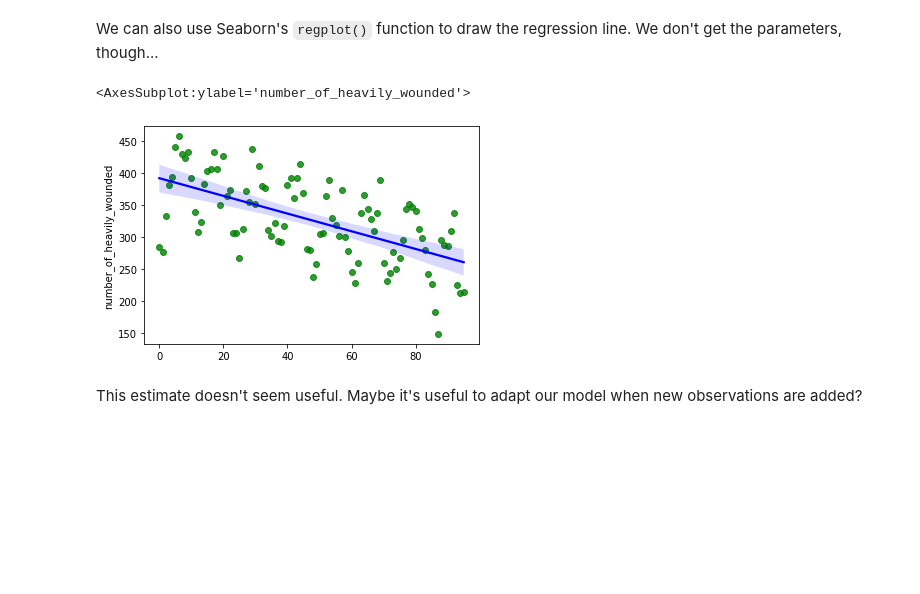
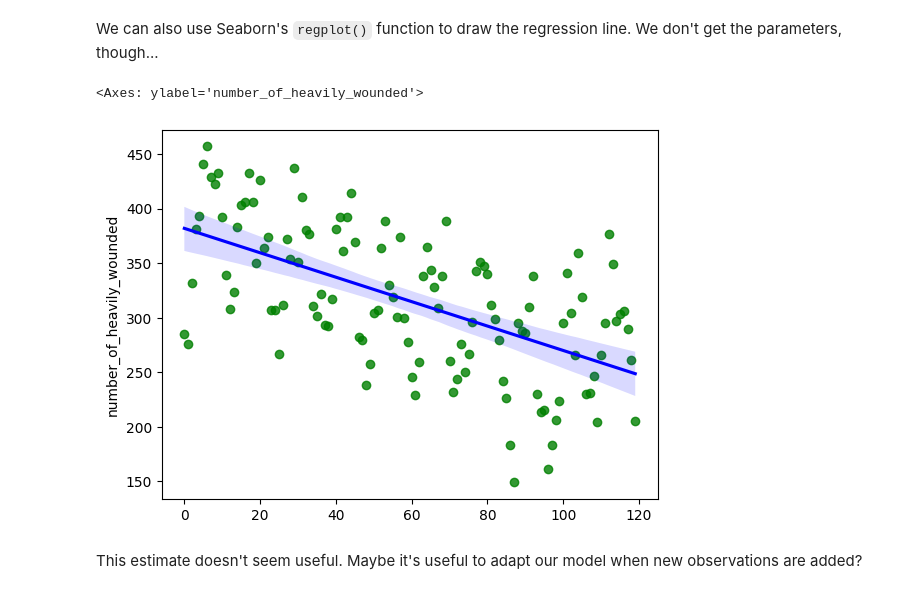
Before and after one commit to HoGentTIN/dsai-labs, a Jupyter notebook: 7-time-series/demo-7.01-time-series.ipynb, the cells around one changed output. Saved outputs shown, nothing was run; the diff lists cells and outputs as text; code cells hidden in the pictures; blank space fills up the shorter version.

```diff
--- a/7-time-series/demo-7.01-time-series.ipynb
+++ b/7-time-series/demo-7.01-time-series.ipynb
@@ -139,10 +140,10 @@ plt.axline((0, wounded_lm.intercept_), slope=wounded_lm.coef_)
 We can also use Seaborn's `regplot()` function to draw the regression line. We don't get the parameters, though...
 # %%
 
-sns.regplot(x=np.arange(0,96), y=data['number_of_heavily_wounded'], line_kws={'color': 'b'}, scatter_kws={'color':'g'})
+sns.regplot(x=np.arange(0,120), y=data['number_of_heavily_wounded'], line_kws={'color': 'b'}, scatter_kws={'color':'g'})
 # %% [output]
-<AxesSubplot:ylabel='number_of_heavily_wounded'>
+<Axes: ylabel='number_of_heavily_wounded'>
-[figure, old version]
+[figure, new version]
 # %% [markdown]
 This estimate doesn't seem useful. Maybe it's useful to adapt our model when new observations are added?
 # %% [markdown]
```
Also changed, not shown: parts of 30 cells of this notebook.
